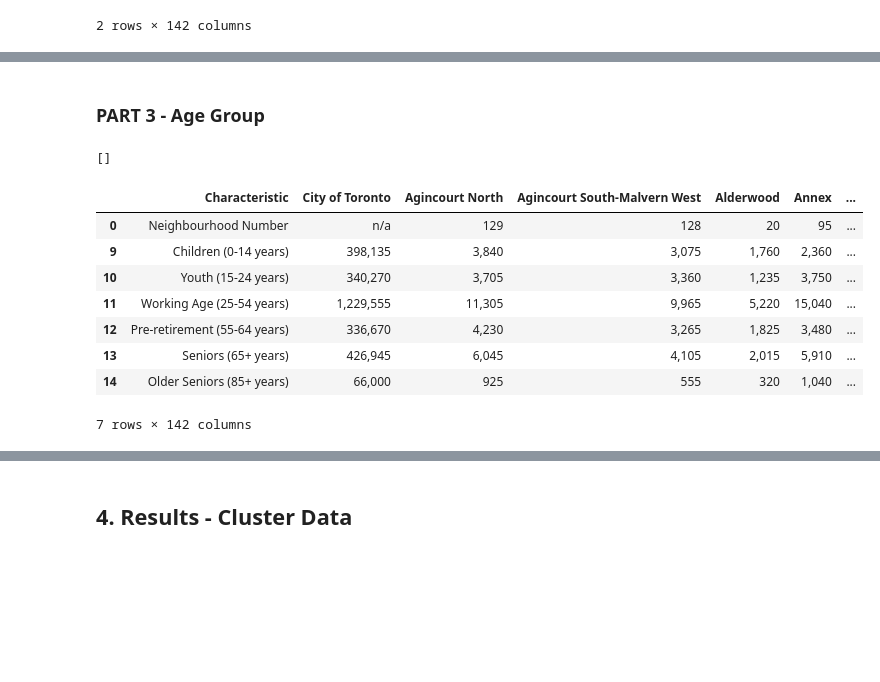
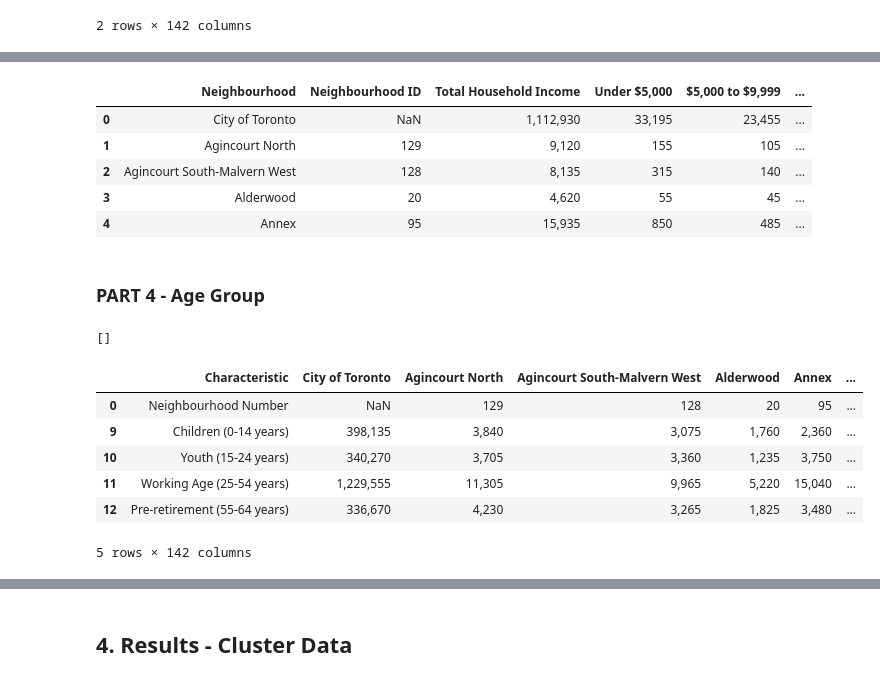
Before and after one commit to rnlclngpilar/SOFE3720-FinalProject, a Jupyter notebook: Final_Project_Clustering_Neighbourhoods.ipynb, the cells around one changed output, grey strips where cells are left out. Cells and saved outputs as stored; diff of their text form; code cells hidden in the pictures; blank space fills up the shorter version.

Commit message:
added household income

```diff
--- a/Final_Project_Clustering_Neighbourhoods.ipynb
+++ b/Final_Project_Clustering_Neighbourhoods.ipynb
@@ -301,4 +345,39 @@ slice_neighbourhood_profile.head()
+# %%
+# Drop irrelevant columns
+income_data.rename(columns={'Characteristic':'Neighbourhood'}, inplace=True)
+# Set index and Transpose
+income_data=income_data.set_index('Neighbourhood').T
+income_data.reset_index(inplace = True)
+# Re-order columns
+income_data.columns = ['Neighbourhood',
+                        'Neighbourhood ID',
+                        'Total Household Income',
+                        'Under $5,000',
+                        '$5,000 to $9,999',
+                        '$10,000 to $14,999',
+                        '$20,000 to $24,999',
+                        '$25,000 to $29,999',
+                        '$30,000 to $34,999',
+                        '$35,000 to $39,999',
+                        '$40,000 to $44,999',
+                        '$45,000 to $49,999',
+                        '$50,000 to $59,999',
+                        '$60,000 to $69,999',
+                        '$70,000 to $79,999',
+                        '$80,000 to $89,999',
+                        '$90,000 to $99,999',
+                        '$100,000 and over',
+                        '$200,000 and over']
+# Set Neighbourhood ID and Unemployment Rate to numeric type
+income_data.head()
+# %% [output]
+|  | Neighbourhood | Neighbourhood ID | Total Household Income | Under $5,000 | $5,000 to $9,999 | ... |
+| 0 | City of Toronto | NaN | 1,112,930 | 33,195 | 23,455 | ... |
+| 1 | Agincourt North | 129 | 9,120 | 155 | 105 | ... |
+| 2 | Agincourt South-Malvern West | 128 | 8,135 | 315 | 140 | ... |
+| 3 | Alderwood | 20 | 4,620 | 55 | 45 | ... |
+| 4 | Annex | 95 | 15,935 | 850 | 485 | ... |
 # %% [markdown]
-### **PART 3 - Age Group**
+### **PART 4 - Age Group**
 # %%
 # Obtain the row number for "Population depending on age group" to allow us extract it from the dataframe
@@ -307,18 +386,16 @@ df.index[df['Characteristic'] == ('Children (0-14 years)', 'Youth (15-24 years)'
 []
 # %%
 # Slice demographics dataframe to obtain "Population depending on age group" per Neighbourhood
-pop_data=df.iloc[lambda df: [0,9,10,11,12,13,14], 4:]
-pop_data.head(7)
+pop_data=neighbourhood_profile.iloc[lambda df: [0,9,10,11,12,13,14], 4:]
+pop_data.head()
 # %% [output]
 |  | Characteristic | City of Toronto | Agincourt North | Agincourt South-Malvern West | Alderwood | Annex | ... |
-| 0 | Neighbourhood Number | n/a | 129 | 128 | 20 | 95 | ... |
+| 0 | Neighbourhood Number | NaN | 129 | 128 | 20 | 95 | ... |
 | 9 | Children (0-14 years) | 398,135 | 3,840 | 3,075 | 1,760 | 2,360 | ... |
 | 10 | Youth (15-24 years) | 340,270 | 3,705 | 3,360 | 1,235 | 3,750 | ... |
 | 11 | Working Age (25-54 years) | 1,229,555 | 11,305 | 9,965 | 5,220 | 15,040 | ... |
 | 12 | Pre-retirement (55-64 years) | 336,670 | 4,230 | 3,265 | 1,825 | 3,480 | ... |
-| 13 | Seniors (65+ years) | 426,945 | 6,045 | 4,105 | 2,015 | 5,910 | ... |
-| 14 | Older Seniors (85+ years) | 66,000 | 925 | 555 | 320 | 1,040 | ... |
-7 rows × 142 columns
+5 rows × 142 columns
 # %%
 # Drop irrelevant columns
 pop_data.rename(columns={'Characteristic':'Neighbourhood'}, inplace=True)
```
Also changed, not shown: parts of 18 cells of this notebook.
